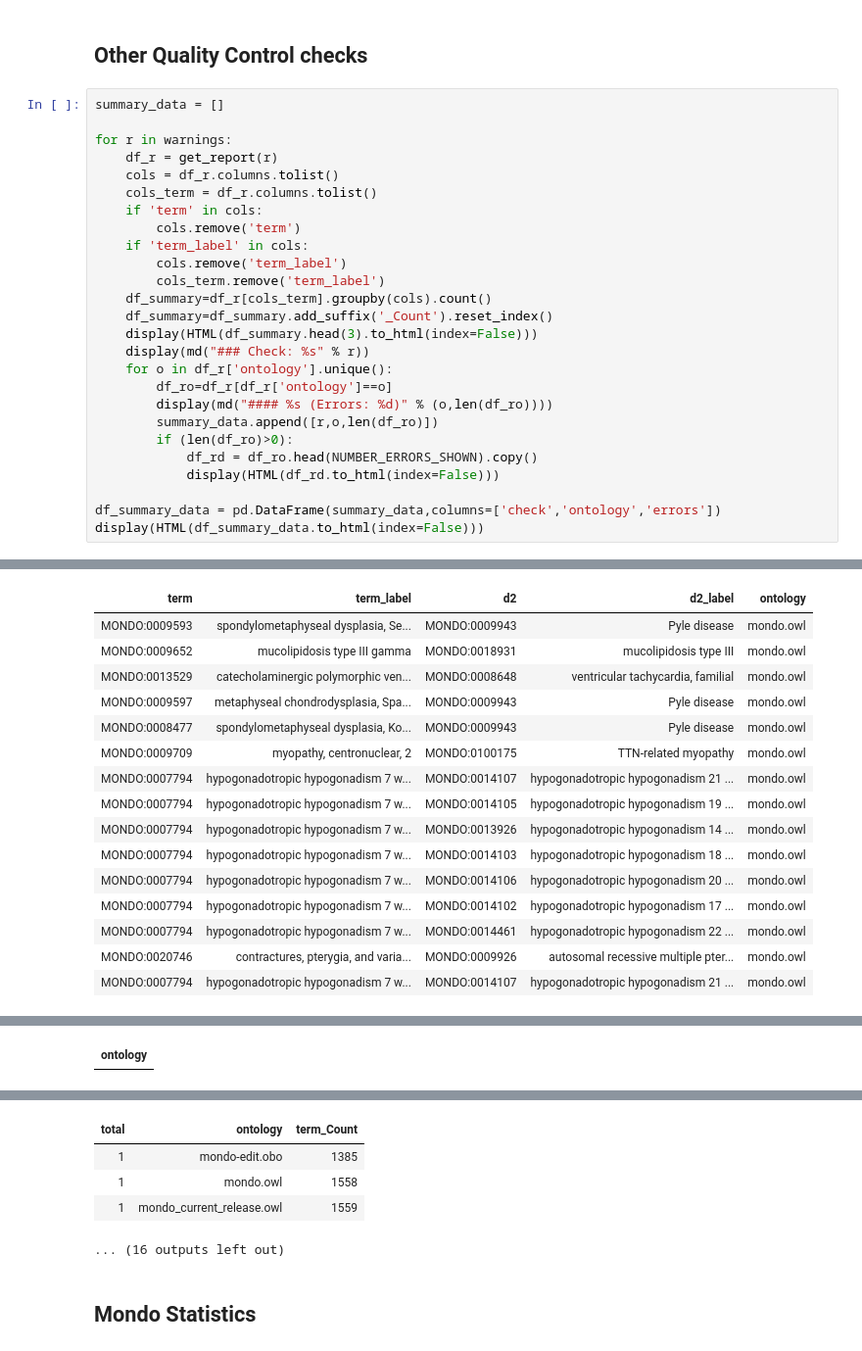
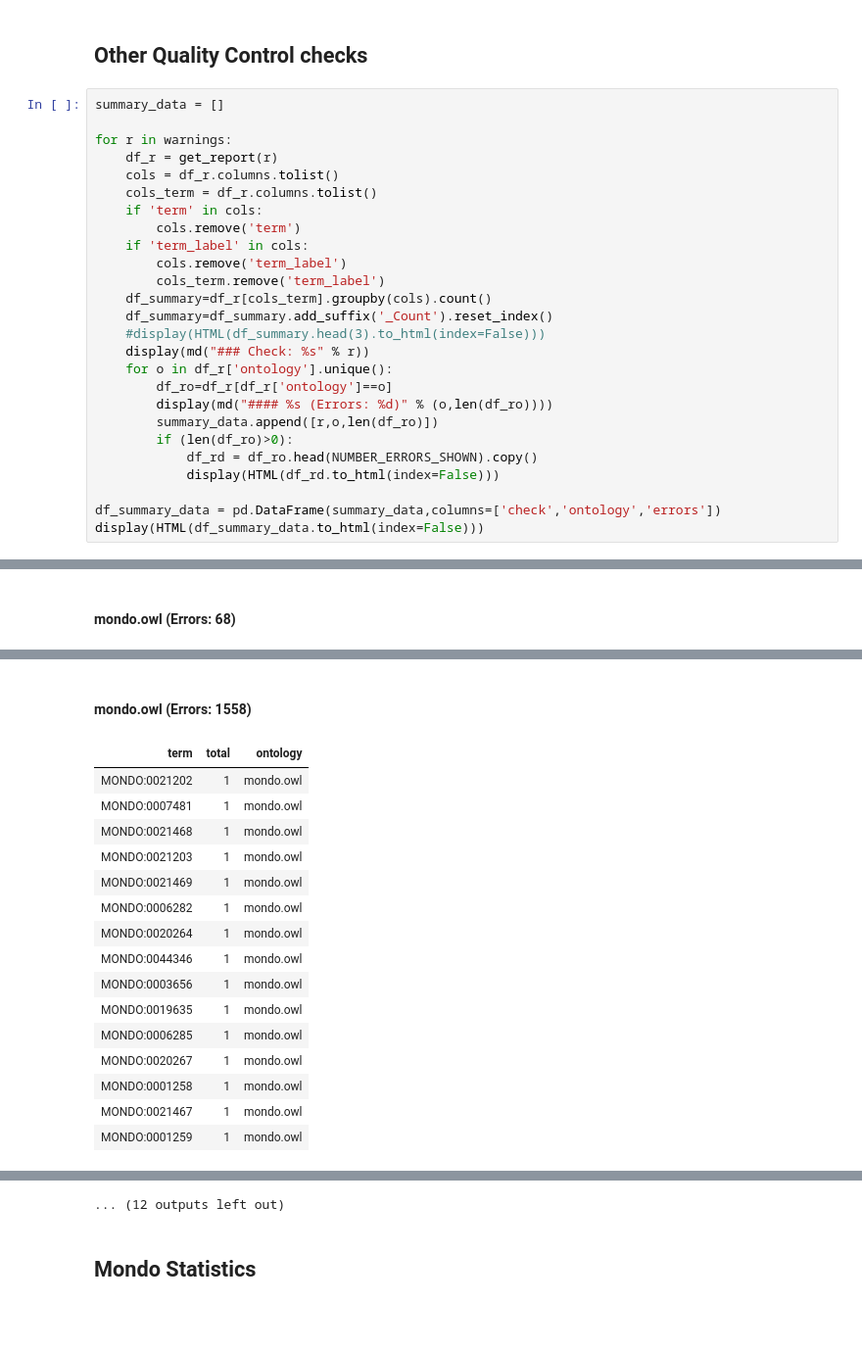
Before and after one commit to monarch-initiative/mondo, a Jupyter notebook: src/ontology/reports/mondo_analysis.ipynb, the cells around one changed output, grey strips where cells are left out. Shown at 98% size. Saved outputs shown, nothing was run; the diff lists cells and outputs as text; blank space fills up the shorter version.

```diff
--- a/src/ontology/reports/mondo_analysis.ipynb
+++ b/src/ontology/reports/mondo_analysis.ipynb
@@ -216,7 +216,7 @@ for r in warnings:
         cols_term.remove('term_label')
     df_summary=df_r[cols_term].groupby(cols).count()
     df_summary=df_summary.add_suffix('_Count').reset_index()
-    display(HTML(df_summary.head(3).to_html(index=False)))
+    #display(HTML(df_summary.head(3).to_html(index=False)))
     display(md("### Check: %s" % r))
     for o in df_r['ontology'].unique():
         df_ro=df_r[df_r['ontology']==o]
@@ -255 +265,2 @@ display(HTML(df_summary_data.to_html(index=False)))
+#### mondo.owl (Errors: 68)
 | term | term_label | d2 | d2_label | ontology |
@@ -270,16 +287,17 @@ display(HTML(df_summary_data.to_html(index=False)))
+#### mondo.owl (Errors: 1558)
-| term | term_label | d2 | d2_label | ontology |
-| MONDO:0009593 | spondylometaphyseal dysplasia, Se... | MONDO:0009943 | Pyle disease | mondo.owl |
-| MONDO:0009652 | mucolipidosis type III gamma | MONDO:0018931 | mucolipidosis type III | mondo.owl |
-| MONDO:0013529 | catecholaminergic polymorphic ven... | MONDO:0008648 | ventricular tachycardia, familial | mondo.owl |
-| MONDO:0009597 | metaphyseal chondrodysplasia, Spa... | MONDO:0009943 | Pyle disease | mondo.owl |
-| MONDO:0008477 | spondylometaphyseal dysplasia, Ko... | MONDO:0009943 | Pyle disease | mondo.owl |
-| MONDO:0009709 | myopathy, centronuclear, 2 | MONDO:0100175 | TTN-related myopathy | mondo.owl |
-| MONDO:0007794 | hypogonadotropic hypogonadism 7 w... | MONDO:0014107 | hypogonadotropic hypogonadism 21 ... | mondo.owl |
-| MONDO:0007794 | hypogonadotropic hypogonadism 7 w... | MONDO:0014105 | hypogonadotropic hypogonadism 19 ... | mondo.owl |
-| MONDO:0007794 | hypogonadotropic hypogonadism 7 w... | MONDO:0013926 | hypogonadotropic hypogonadism 14 ... | mondo.owl |
-| MONDO:0007794 | hypogonadotropic hypogonadism 7 w... | MONDO:0014103 | hypogonadotropic hypogonadism 18 ... | mondo.owl |
-| MONDO:0007794 | hypogonadotropic hypogonadism 7 w... | MONDO:0014106 | hypogonadotropic hypogonadism 20 ... | mondo.owl |
-| MONDO:0007794 | hypogonadotropic hypogonadism 7 w... | MONDO:0014102 | hypogonadotropic hypogonadism 17 ... | mondo.owl |
-| MONDO:0007794 | hypogonadotropic hypogonadism 7 w... | MONDO:0014461 | hypogonadotropic hypogonadism 22 ... | mondo.owl |
-| MONDO:0020746 | contractures, pterygia, and varia... | MONDO:0009926 | autosomal recessive multiple pter... | mondo.owl |
-| MONDO:0007794 | hypogonadotropic hypogonadism 7 w... | MONDO:0014107 | hypogonadotropic hypogonadism 21 ... | mondo.owl |
+| term | total | ontology |
+| MONDO:0021202 | 1 | mondo.owl |
+| MONDO:0007481 | 1 | mondo.owl |
+| MONDO:0021468 | 1 | mondo.owl |
+| MONDO:0021203 | 1 | mondo.owl |
+| MONDO:0021469 | 1 | mondo.owl |
+| MONDO:0006282 | 1 | mondo.owl |
+| MONDO:0020264 | 1 | mondo.owl |
+| MONDO:0044346 | 1 | mondo.owl |
+| MONDO:0003656 | 1 | mondo.owl |
+| MONDO:0019635 | 1 | mondo.owl |
+| MONDO:0006285 | 1 | mondo.owl |
+| MONDO:0020267 | 1 | mondo.owl |
+| MONDO:0001258 | 1 | mondo.owl |
+| MONDO:0021467 | 1 | mondo.owl |
+| MONDO:0001259 | 1 | mondo.owl |
@@ -289 +303,0 @@ WARNING!  excluded-subsumption-is-inferred-warning  is empty and has been skippe
-| ontology |
@@ -291,8 +304,4 @@ WARNING!  excluded-subsumption-is-inferred-warning  is empty and has been skippe
-| total | ontology | term_Count |
-| 1 | mondo-edit.obo | 1385 |
-| 1 | mondo.owl | 1558 |
-| 1 | mondo_current_release.owl | 1559 |
-... (16 outputs left out)
+... (12 outputs left out)
 # %% [markdown]
 ## Mondo Statistics
 # %%
```
Also changed, not shown: parts of 6 cells of this notebook, 1 other file.
